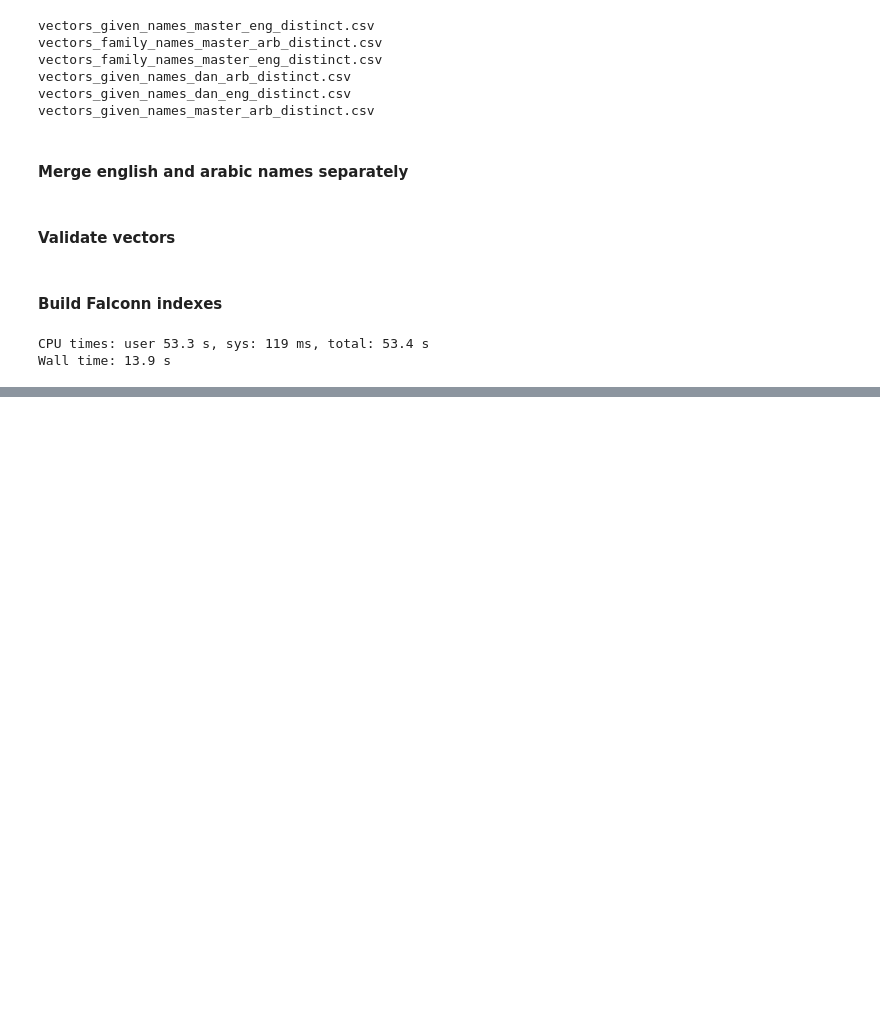
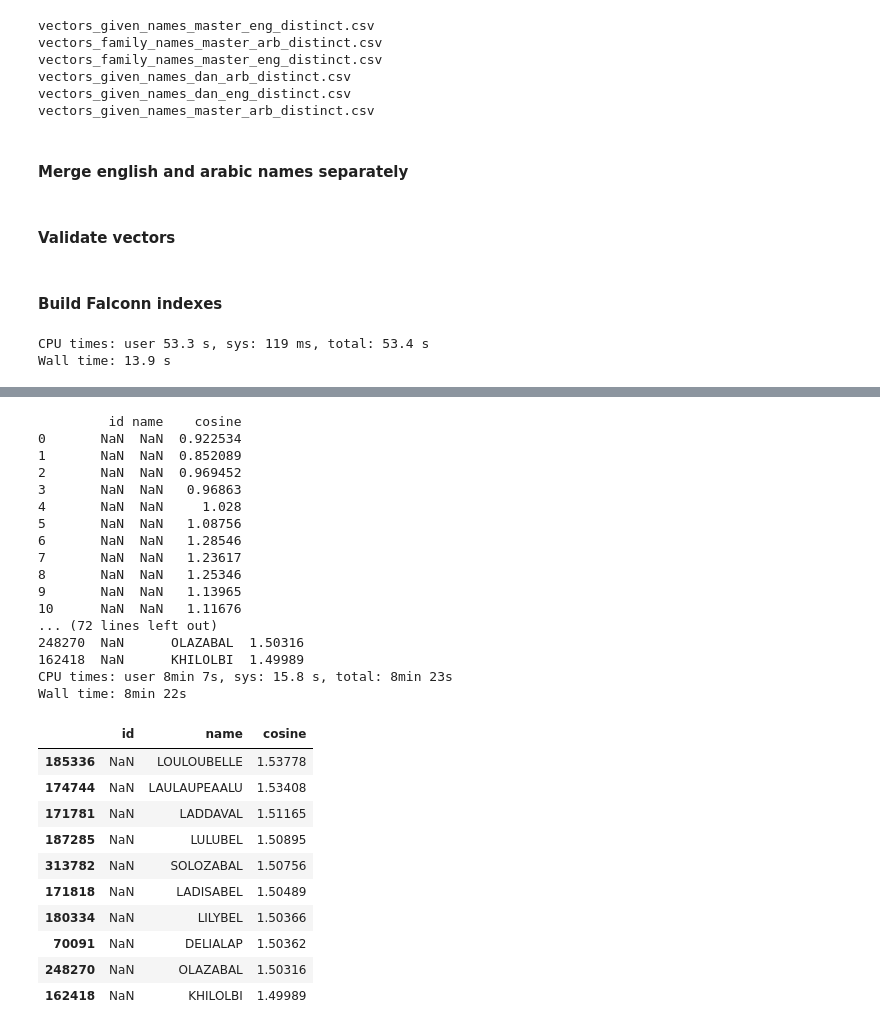
Before and after one commit to cezary-potocki/phoneme, a Jupyter notebook: data-preparation/generate-vectors-source-names.ipynb, the cells around one changed output, grey strips where cells are left out. Cells and saved outputs as stored; diff of their text form; code cells hidden in the pictures; blank space fills up the shorter version.

```diff
--- a/data-preparation/generate-vectors-source-names.ipynb
+++ b/data-preparation/generate-vectors-source-names.ipynb
@@ -11,4 +12,14 @@ import random
 # %%
+def brute_force_query(name, number, names, vectors):
+    query = call_embedding_ws(name)
+    df = pd.DataFrame(index=range(len(vectors)), columns=['id', 'name', 'cosine'])
+    for idx, vect in enumerate(vectors):
+        df['cosine'][idx] = spatial.distance.cosine(query, vect)
+    result = df.sort_values(['cosine'], ascending=[False]).head(number)
+    for idx, row in result.iterrows():
+        row['name'] = names['name'][idx]
+    return result
+
 def query_falconn_index(name, lhs_table, number, names, vectors):
     query = call_embedding_ws(name)
     response = lhs_table.find_k_nearest_neighbors(query[0], k=number)
@@ -302,0 +340,32 @@ query_falconn_index(['jones'], eng_merged_query_object, 20, eng_names_merged, en
+# %%
+%%time
+brute_force_query(['hamza'], 10, eng_names_merged, eng_vectors_merged)
+# %% [output]
+         id name    cosine
+0       NaN  NaN  0.922534
+1       NaN  NaN  0.852089
+2       NaN  NaN  0.969452
+3       NaN  NaN   0.96863
+4       NaN  NaN     1.028
+5       NaN  NaN   1.08756
+6       NaN  NaN   1.28546
+7       NaN  NaN   1.23617
+8       NaN  NaN   1.25346
+9       NaN  NaN   1.13965
+10      NaN  NaN   1.11676
+... (72 lines left out)
+248270  NaN      OLAZABAL  1.50316
+162418  NaN      KHILOLBI  1.49989
+CPU times: user 8min 7s, sys: 15.8 s, total: 8min 23s
+Wall time: 8min 22s
+|  | id | name | cosine |
+| 185336 | NaN | LOULOUBELLE | 1.53778 |
+| 174744 | NaN | LAULAUPEAALU | 1.53408 |
+| 171781 | NaN | LADDAVAL | 1.51165 |
+| 187285 | NaN | LULUBEL | 1.50895 |
+| 313782 | NaN | SOLOZABAL | 1.50756 |
+| 171818 | NaN | LADISABEL | 1.50489 |
+| 180334 | NaN | LILYBEL | 1.50366 |
+| 70091 | NaN | DELIALAP | 1.50362 |
+| 248270 | NaN | OLAZABAL | 1.50316 |
+| 162418 | NaN | KHILOLBI | 1.49989 |
```
Also changed, not shown: parts of 13 cells of this notebook, 6 other files.
